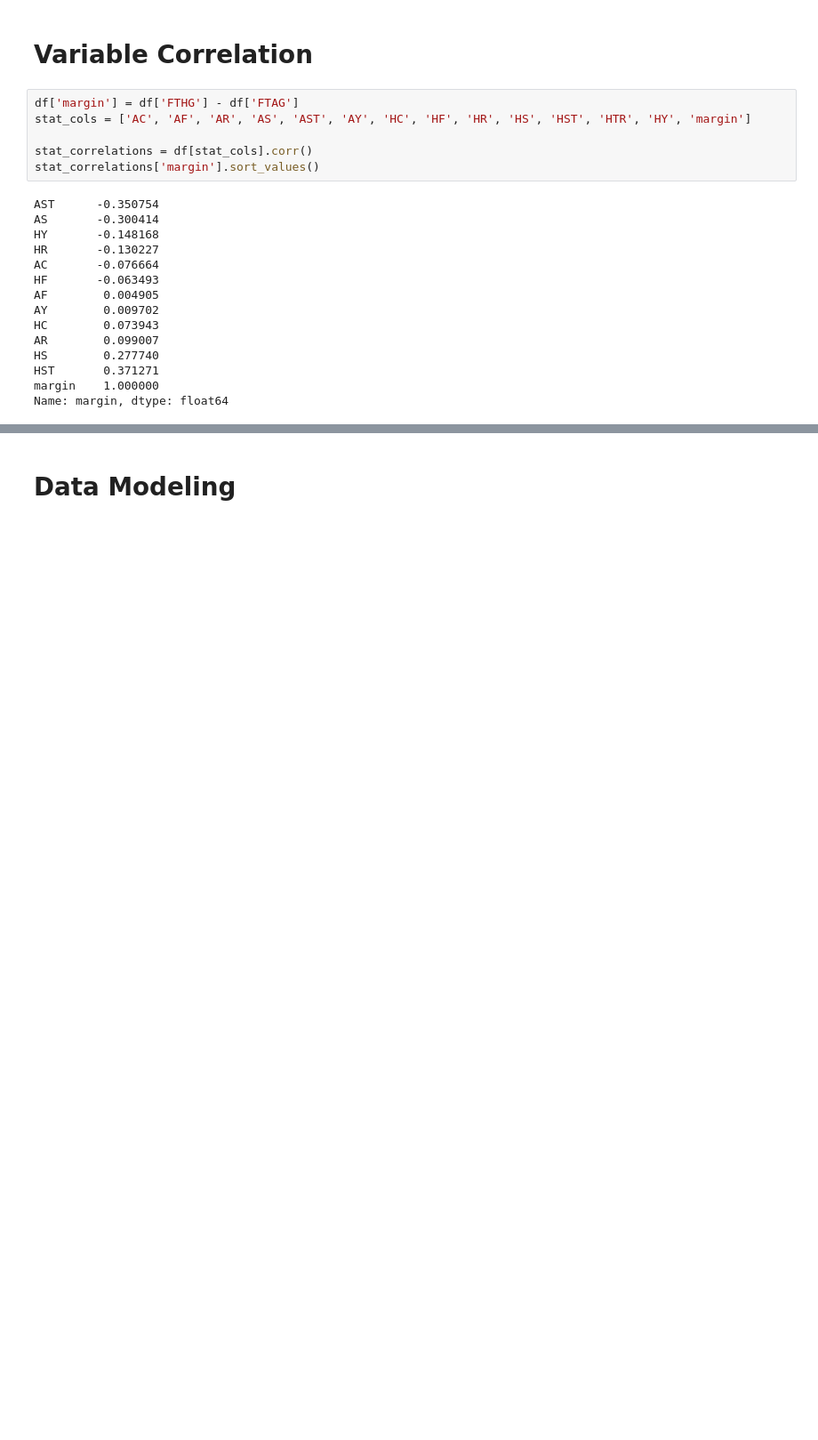
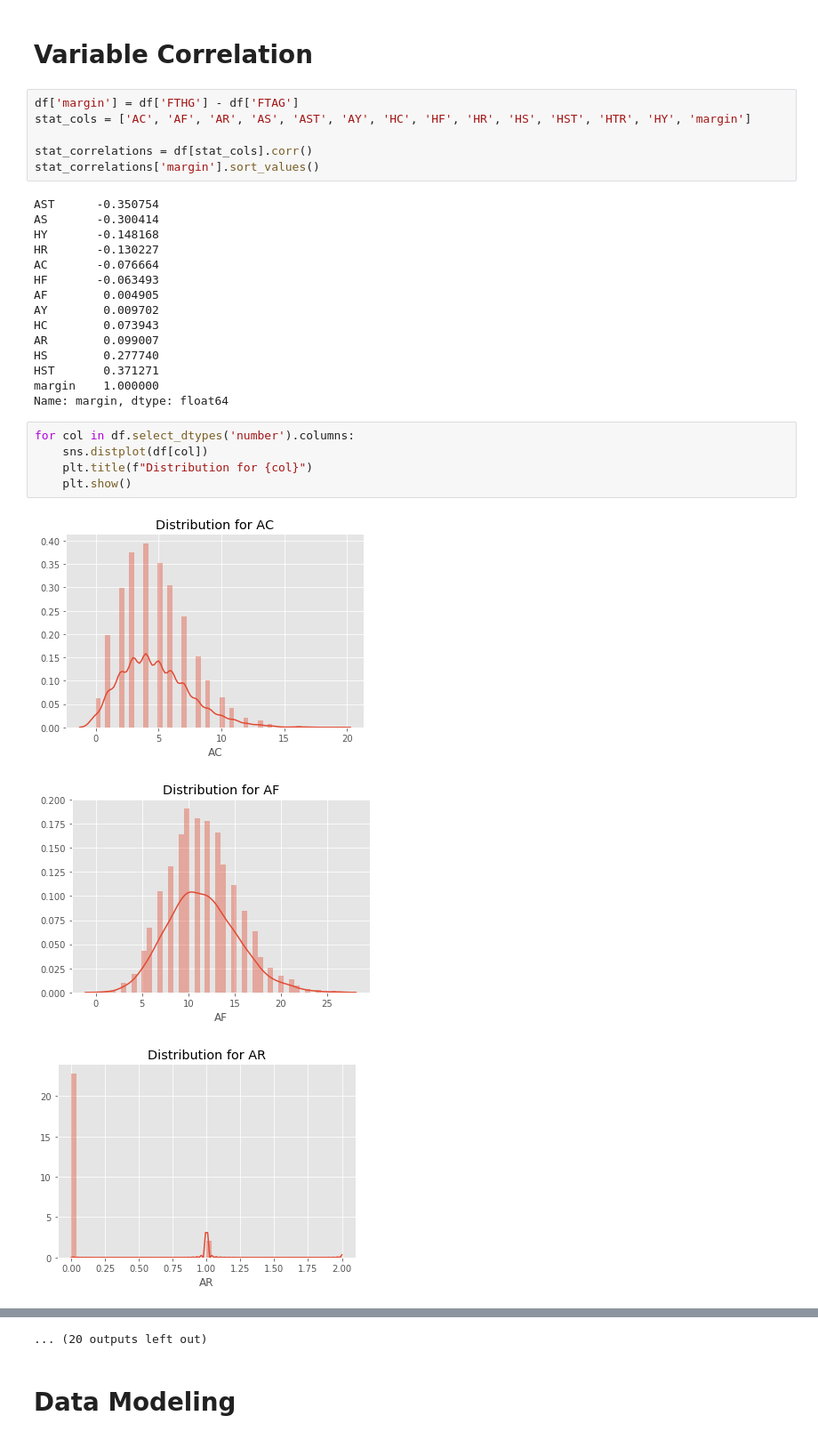
Before and after one commit to adiall1996/FootballAnalysis, a Jupyter notebook: FootballAnalysis.ipynb, the cells around one changed output, grey strips where cells are left out. Shown at 89% size. Saved outputs shown, nothing was run; the diff lists cells and outputs as text; blank space fills up the shorter version.

```diff
--- a/FootballAnalysis.ipynb
+++ b/FootballAnalysis.ipynb
@@ -190,3 +190,12 @@ HS        0.277740
 HST       0.371271
 margin    1.000000
 Name: margin, dtype: float64
+# %%
+for col in df.select_dtypes('number').columns:
+    sns.distplot(df[col])
+    plt.title(f"Distribution for {col}")
+    plt.show()
+# %% [output]
+[figure, added]
+[figure, added]
+[figure, added]
@@ -193,2 +211,3 @@ Name: margin, dtype: float64
+... (20 outputs left out)
 # %% [markdown]
 # Data Modeling
```
Also changed, not shown: parts of 2 cells of this notebook.
